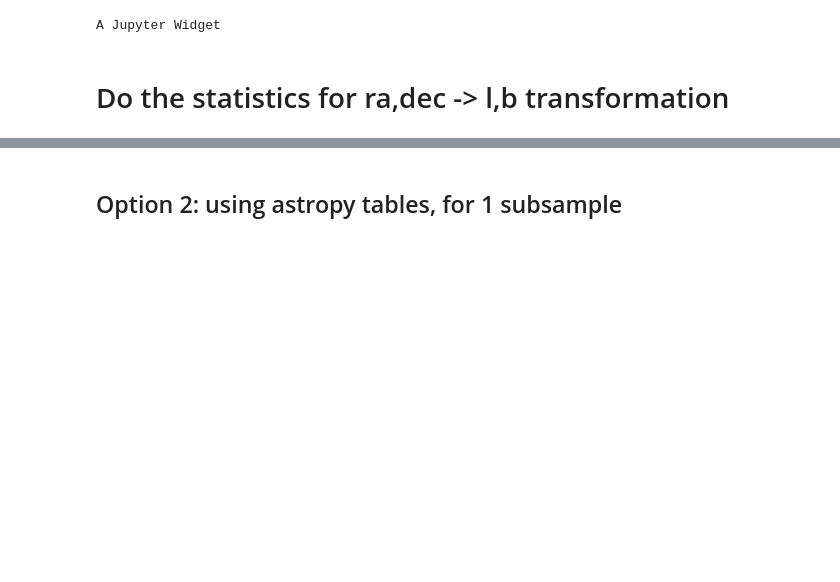
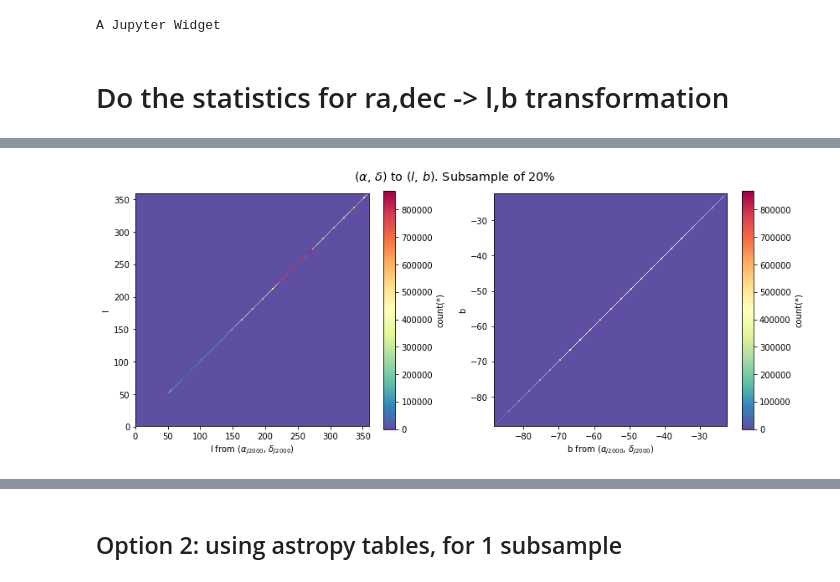
Before and after one commit to paztronomer/desdm_dr1_work, a Jupyter notebook: validation_eq2gal_coord.ipynb, the cells around one changed output, grey strips where cells are left out. Cells and saved outputs as stored; diff of their text form; code cells hidden in the pictures; blank space fills up the shorter version.

```diff
--- a/validation_eq2gal_coord.ipynb
+++ b/validation_eq2gal_coord.ipynb
@@ -123,9 +133,3 @@ gc.collect()
 # %%
-# Transform for a subset, 10% of the total. The astropy function is slow, so use a subsample
-aux_idx = np.arange(arr_coo.shape[0])[::10]
-eq = SkyCoord(ra=arr_coo["ALPHAWIN_J2000"][aux_idx]*u.degree,
-              dec=arr_coo["DELTAWIN_J2000"][aux_idx]*u.degree,
-              frame='icrs')
-print("Ingestion complete")
-gal = eq.galactic
-print("Transformation complete")
+# Transform for a subset. The astropy function is slow, so use a subsample
+aux_idx = np.arange(arr_coo.shape[0])[::5]
@@ -147,27 +210,19 @@ plt.close("all")
 # %%
-# Do the plots
-if True:
-    ds_gal.plot([["L2", "L"], ["B2", "B"]],
-                vmin=1,
-                aspect="equal",
-                colormap="Spectral_r",
-                background_color='white',
-                figsize=(12,5),
-                xlabel=[r"l from ($\alpha_{J2000}$, $\delta_{J2000}$)", r"b from ($\alpha_{J2000}$, $\delta_{J2000}$)"],
-                ylabel=["l", "b"],
-                title=r"($\alpha_{J2000}$, $\delta_{J2000}$) to ($l$, $b$). Subsample of ~2e7 objects")
-    plt.savefig("lb_comparison.png", format="png", dpi=500)
-
-    ds_gal.plot1d("B-B2", figsize=(8,5),
-                  xlabel=r"$b$ - $b_{(\alpha, \delta)}$",
-                  ylabel="N",
-                  label="~2e7 objects",
-                  color="red", lw=3)
-    plt.savefig("b_hist.png", format="png", dpi=500)
-
-    ds_gal.plot1d("L-L2", limits=[-0.0001,0.0001],
-                  figsize=(8,5),
-                  xlabel=r"$l$ - $l_{(\alpha, \delta)}$",
-                  ylabel="N",
-                  color="royalblue", lw=3)
-    plt.savefig("l_hist.png", format="png", dpi=500)
+fig, ax1 = plt.subplots(figsize=(8,6))
+ds_gal.plot([["L2", "L"], ["B2", "B"]],
+            vmin=1,
+            aspect="equal",
+            colormap="Spectral_r",
+            background_color='white',
+            figsize=(12,5),
+            xlabel=[r"l from ($\alpha_{J2000}$, $\delta_{J2000}$)", r"b from ($\alpha_{J2000}$, $\delta_{J2000}$)"],
+            ylabel=["l", "b"],
+            title=r"($\alpha$, $\delta$) to ($l$, $b$). Subsample of {0}%".format(round(arr_coo.shape[0] / 4.e8 * 100))
+           )
+plt.legend()
+plt.subplots_adjust(top=0.9)
+plt.savefig("lb_comparison_{0}pcent.png".format(round(arr_coo.shape[0] / 4.e8 * 100)),
+            format="png", dpi=500
+           )
+# %% [output]
+[figure, added]
```
Also changed, not shown: parts of 34 cells of this notebook, 1 other file.
